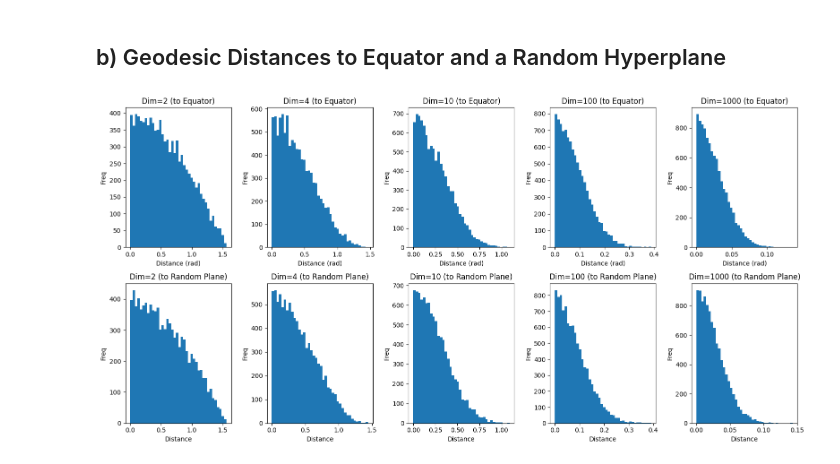
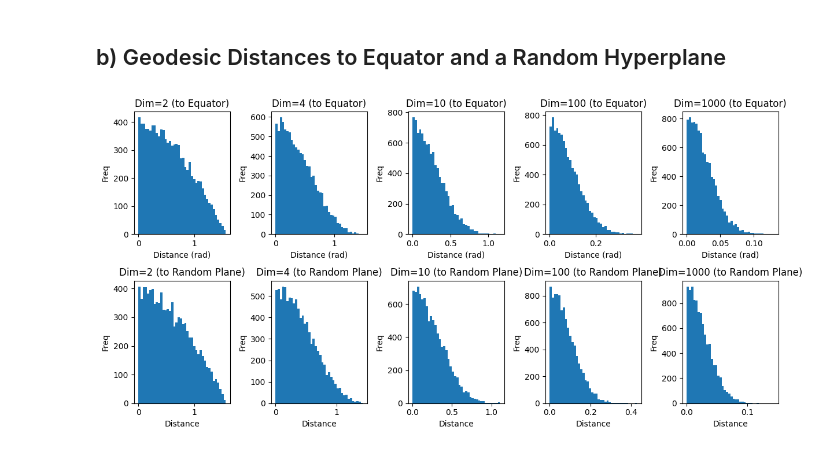
Before and after one commit to pouriaSameti/Mathematics-For-Data-Science, a Jupyter notebook: Project 1/code.ipynb, the cells around one changed output. Cells and saved outputs as stored; diff of their text form; code cells hidden in the pictures.

```diff
--- a/Project 1/code.ipynb
+++ b/Project 1/code.ipynb
@@ -75,32 +75,32 @@ def geodesic_dist_to_random_plane(points):
     unit_pts = pts / norms[:, None]
     ratio = np.abs(unit_pts @ normal)
     return np.arcsin(np.clip(ratio, 0, 1))
 
 
 dims = [2, 4, 10, 100, 1000]
 n_points = 10_000
 
-plt.figure(figsize=(16, 8))
+plt.figure(figsize=(12, 6))
 
 for col, d in enumerate(dims, start=1):
 
     points = create_points_unit_ball(n_points, d + 1)
     dist_eq = geodesic_dist_to_equator(points)
     dist_rand = geodesic_dist_to_random_plane(points)
 
     plt.subplot(2, len(dims), col)
     plt.hist(dist_eq, bins=40)
     plt.title(f"Dim={d} (to Equator)")
     plt.xlabel("Distance (rad)")
     plt.ylabel("Freq")
 
     plt.subplot(2, len(dims), col + len(dims))
     plt.hist(dist_rand, bins=40)
     plt.title(f"Dim={d} (to Random Plane)")
     plt.xlabel("Distance")
     plt.ylabel("Freq")
 
 plt.tight_layout()
 plt.show()
 # %% [output]
-[figure, old version]
+[figure, new version]
```
Also changed, not shown: parts of 2 cells of this notebook.
